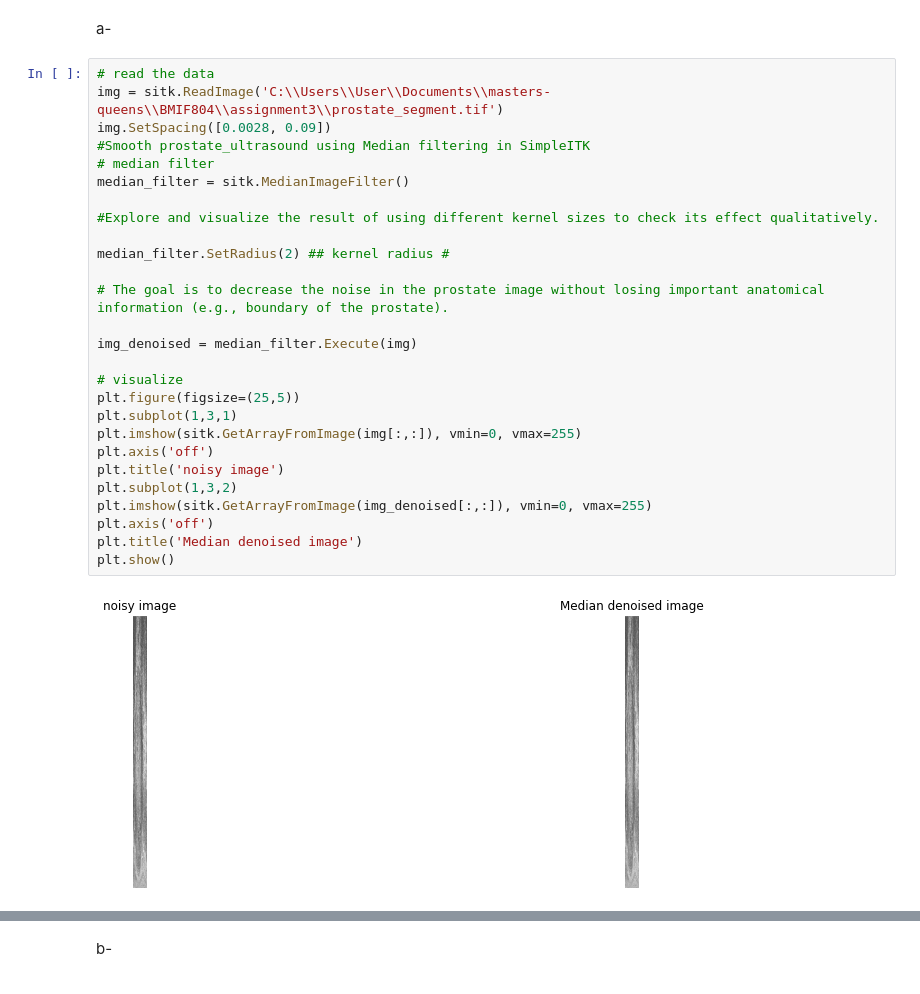
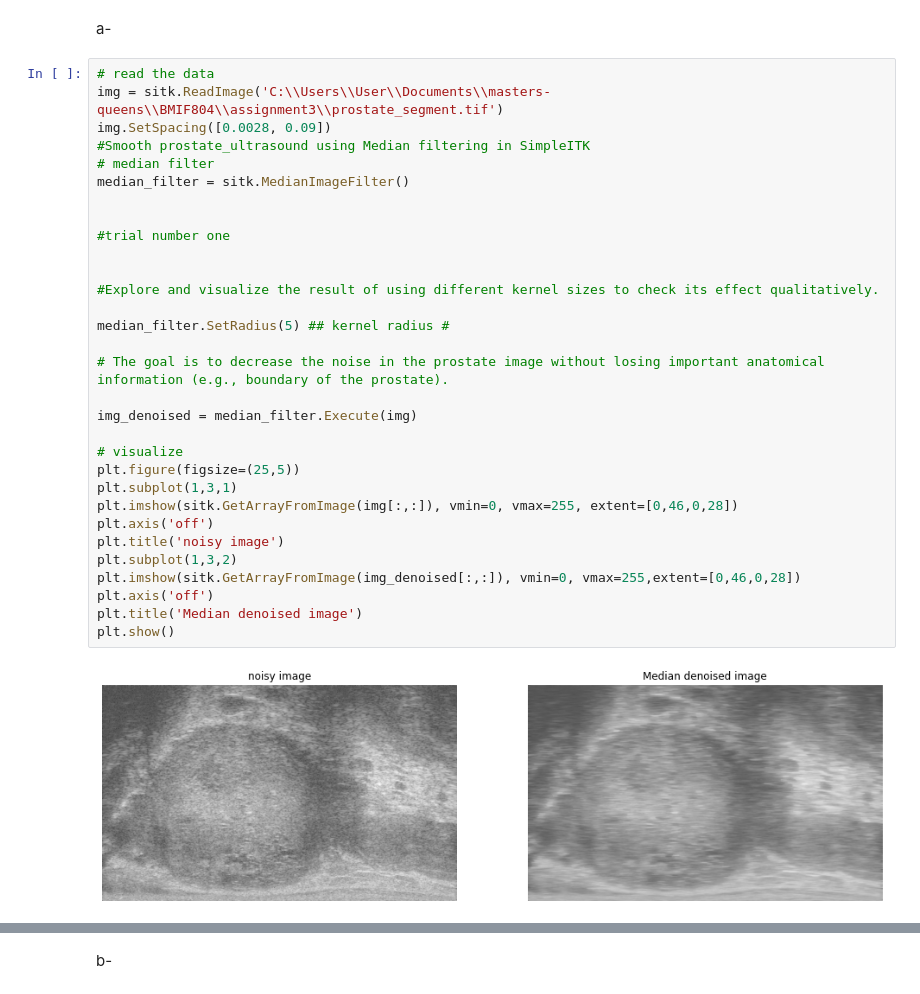
Before and after one commit to moondancerrr/Quantitative-analysis-of-ultrasound-images, a Jupyter notebook: SarahSalloum_assignment3.ipynb, the cells around one changed output, grey strips where cells are left out. Drawn from its saved outputs; the diff is of its cells as text.

```diff
--- a/SarahSalloum_assignment3.ipynb
+++ b/SarahSalloum_assignment3.ipynb
@@ -126,29 +126,33 @@ a-
 # %%
 # read the data
 img = sitk.ReadImage('C:\\Users\\User\\Documents\\masters-queens\\BMIF804\\assignment3\\prostate_segment.tif')
 img.SetSpacing([0.0028, 0.09])
 #Smooth prostate_ultrasound using Median filtering in SimpleITK
 # median filter
 median_filter = sitk.MedianImageFilter()
 
+
+#trial number one
+
+
 #Explore and visualize the result of using different kernel sizes to check its effect qualitatively.
 
-median_filter.SetRadius(2) ## kernel radius #
+median_filter.SetRadius(5) ## kernel radius #
 
 # The goal is to decrease the noise in the prostate image without losing important anatomical information (e.g., boundary of the prostate).
 
 img_denoised = median_filter.Execute(img)
 
 # visualize
 plt.figure(figsize=(25,5))
 plt.subplot(1,3,1)
-plt.imshow(sitk.GetArrayFromImage(img[:,:]), vmin=0, vmax=255)
+plt.imshow(sitk.GetArrayFromImage(img[:,:]), vmin=0, vmax=255, extent=[0,46,0,28])
 plt.axis('off')
 plt.title('noisy image')
 plt.subplot(1,3,2)
-plt.imshow(sitk.GetArrayFromImage(img_denoised[:,:]), vmin=0, vmax=255)
+plt.imshow(sitk.GetArrayFromImage(img_denoised[:,:]), vmin=0, vmax=255,extent=[0,46,0,28])
 plt.axis('off')
 plt.title('Median denoised image')
 plt.show()
 # %% [output]
-[figure, old version]
+[figure, new version]
```
Also changed, not shown: parts of 18 cells of this notebook.
